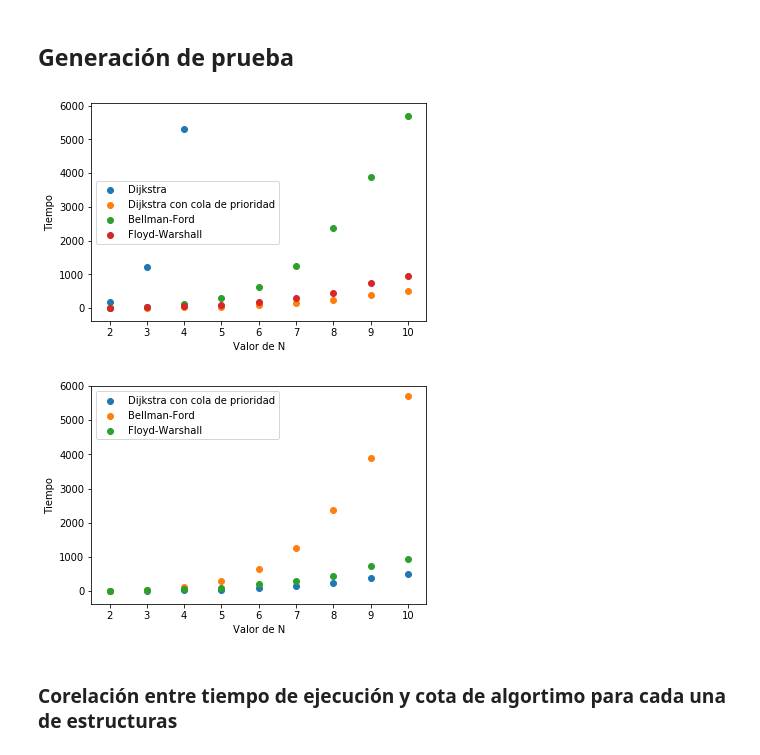
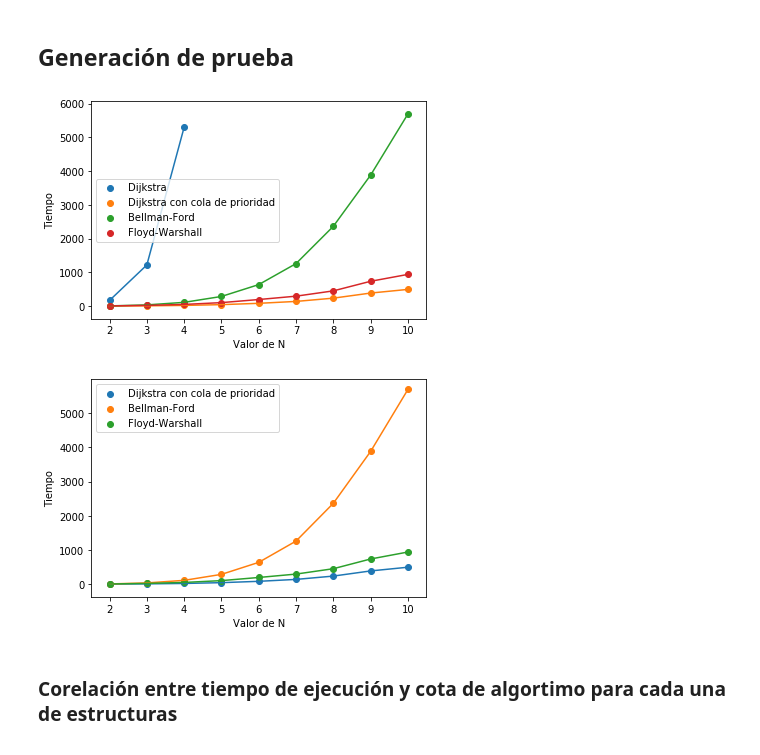
Before and after one commit to chino117/Algo3-TP2, a Jupyter notebook: Experimentacion/ej2/exp2_grafos-densos.ipynb, the cells around one changed output. Saved outputs shown, nothing was run; the diff lists cells and outputs as text; code cells hidden in the pictures.

```diff
--- a/Experimentacion/ej2/exp2_grafos-densos.ipynb
+++ b/Experimentacion/ej2/exp2_grafos-densos.ipynb
@@ -82,27 +82,29 @@ for method in csv["Metodo"].unique():
     methodResults = csvOnlyNames[csvOnlyNames["Metodo"]==method]
     resultsByN = [np.median(methodResults[methodResults["n"] == n]["Tiempo"]) for n in tamanios]
     plt.scatter(tamanios,resultsByN,label=method)
+    plt.plot(tamanios,resultsByN, linestyle='-')
 
 
 plt.legend();
 plt.xlabel("Valor de N")
 plt.ylabel("Tiempo");
 # %% [output]
-[figure, old version]
+[figure, new version]
 # %%
 plt.clf()
 for method in csv["Metodo"].unique():
     if method != "Dijkstra":
         csvOnlyNames = csv.dropna(subset=['Filename'])
         methodResults = csvOnlyNames[csvOnlyNames["Metodo"]==method]
         resultsByN = [np.median(methodResults[methodResults["n"] == n]["Tiempo"]) for n in tamanios]
         plt.scatter(tamanios,resultsByN,label=method)
+        plt.plot(tamanios,resultsByN, linestyle='-')
 
 plt.legend();
 plt.xlabel("Valor de N")
 plt.ylabel("Tiempo");
 # %% [output]
-[figure, old version]
+[figure, new version]
 # %% [markdown]
 ### Corelación entre tiempo de ejecución y cota de algortimo para cada una de estructuras
 # %%
```
Also changed, not shown: 1 other file.
